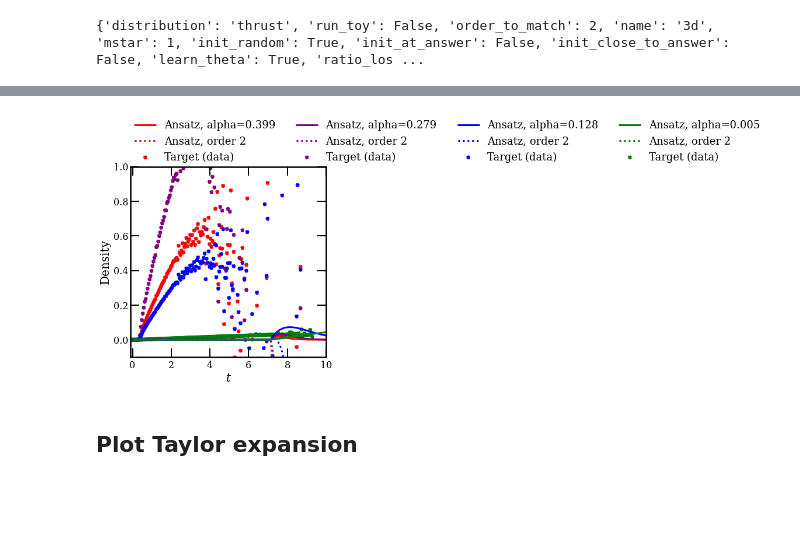
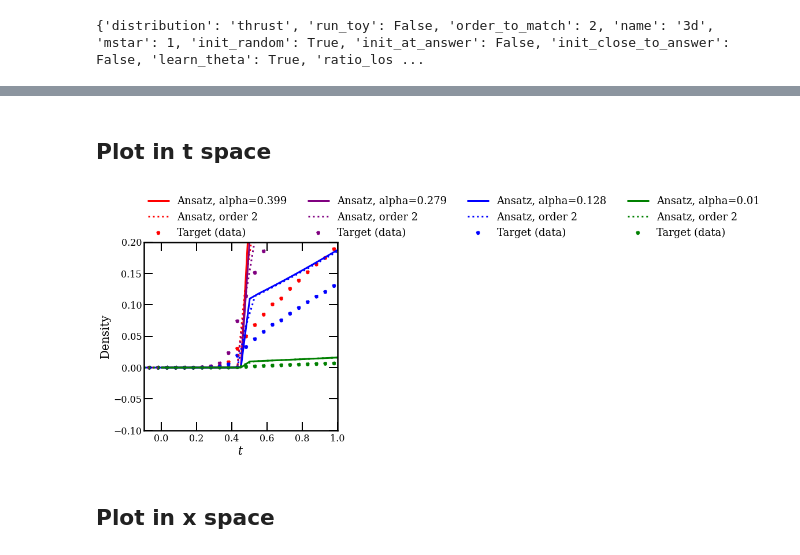
Before and after one commit to rikab/RDF, a Jupyter notebook: numeric/plot_results.ipynb, the cells around one changed output, grey strips where cells are left out. Saved outputs shown, nothing was run; the diff lists cells and outputs as text; code cells hidden in the pictures; blank space fills up the shorter version.

```diff
--- a/numeric/plot_results.ipynb
+++ b/numeric/plot_results.ipynb
@@ -88,6 +88,7 @@ else:
 
 if not run_toy:  # only needs to be done once
     data_dict,t_bins,t_bin_centers = read_in_data(distribution, order_to_match, device)
+    data_dict_XSPACE,x_bins,x_bin_centers = read_in_data(distribution, order_to_match, device, space="x")
 t_min = torch.min(t_bins)
 t_max = torch.max(t_bins)
 
@@ -98,10 +99,12 @@ tt = torch.linspace(save_dict["configs"]["t_min"], save_dict["configs"]["t_max"]
 
 
 colors = ["red", "purple", "blue", "green"]
+# %% [markdown]
+## Plot in t space
 # %%
 
 plt.figure(figsize = (6,6))
-for i, alpha in enumerate([0.399, 0.279, 0.128, 0.005]):
+for i, alpha in enumerate([0.399, 0.279, 0.128, 0.01]):
     alpha_tensor = torch.tensor(alpha, device=device)
 
     # plot ansatz
@@ -117,36 +120,36 @@ for i, alpha in enumerate([0.399, 0.279, 0.128, 0.005]):
     )
     batch_ansatz = get_taylor_expanded_ansatz(fn, alpha_zero, alpha_tensor, order_to_match)
 
 
 
     plt.plot(t_bin_centers.detach().cpu().numpy(),batch_ansatz.detach().cpu().numpy(),label=f"Ansatz, order {order_to_match}",color=colors[i],linestyle="dotted")
 
 
 
 
     if run_toy:
         # plot all-orders solution
         plt.plot(t_bin_centers.detach().cpu().numpy(),t_pdf_toy( alpha_tensor, distribution, t_bin_centers, -1, device).detach() .cpu().numpy(), label="Target (exact)",color=colors[i],linestyle="dashed",)
         # plot-fixed order target
         plt.scatter(  t_bin_centers.detach().cpu().numpy(),get_pdf_toy( alpha_tensor, distribution, t_bin_centers, order_to_match,  device ).detach().cpu()  .numpy(),label=f"Target (order $\\alpha^{args.order_to_match}$)",color=colors[i],s=0.8,)
 
     else:
         # plot histogram
         loc_data, loc_err = data_dict[alpha]
         #plt.errorbar(t_bin_centers.detach().cpu().numpy(), loc_data.detach().cpu().numpy().reshape(-1,), yerr = loc_err.detach().cpu().numpy().reshape(-1,),  label="Target (data)",  color=colors[i],linestyle="dashed",)
         plt.scatter(t_bin_centers.detach().cpu().numpy(), loc_data.detach().cpu().numpy().reshape(-1,),  label="Target (data)",  color=colors[i],linestyle="dashed",)
 
 
 plt.legend(loc = (0, 1), ncol = 4)
 plt.xlabel("$t$")
 plt.ylabel("Density")
-plt.xlim(-0.1, 10)
-plt.ylim(-0.1, 1)
+plt.xlim(-0.1, 1)
+plt.ylim(-0.1, 0.2)
 plt.savefig(f"figures/{outfile_name}_results_nice.png", bbox_inches = "tight")
 
 plt.show()
 # %% [output]
-[figure, old version]
+[figure, new version]
 # %% [markdown]
-## Plot Taylor expansion
+## Plot in x space
 # %%
```
Also changed, not shown: parts of 4 cells of this notebook, 3 other files.
